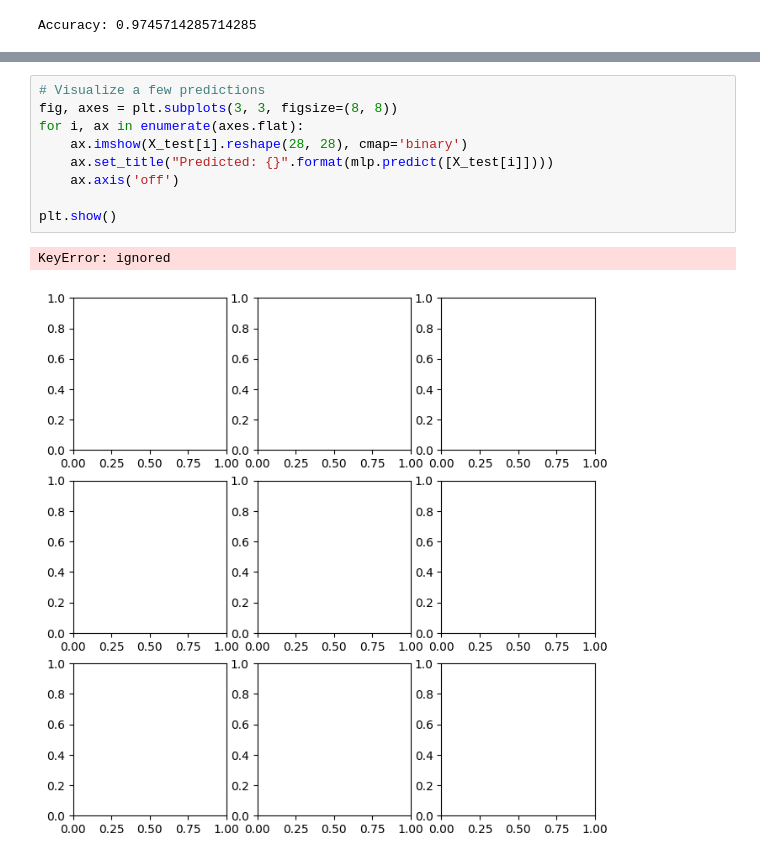
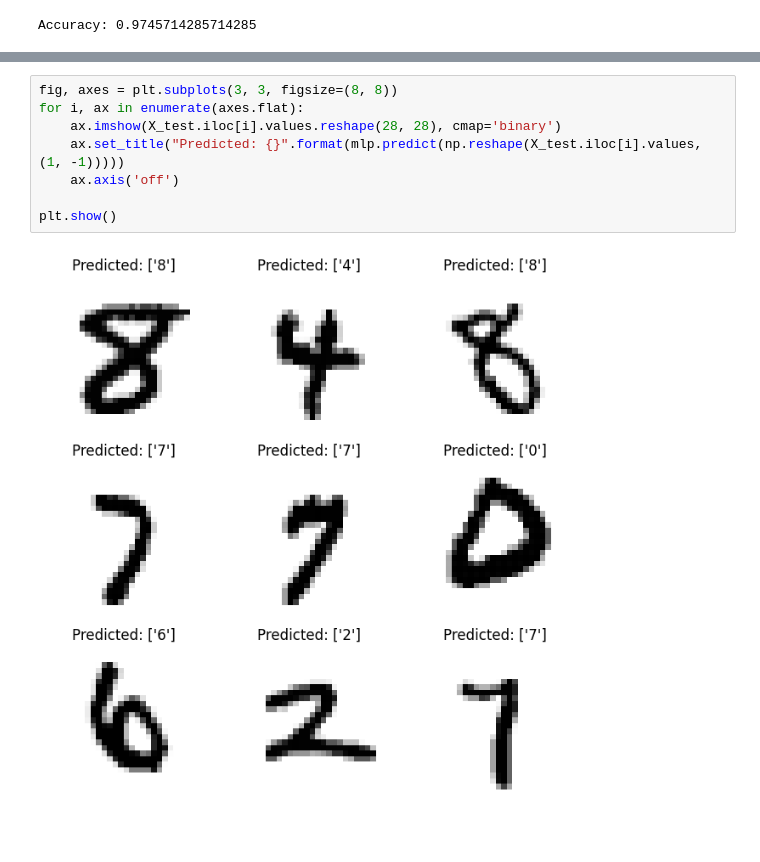
Before and after one commit to hongqin/Python-CoLab-bootcamp, a Jupyter notebook: MLP_MINIST_chatgpt.ipynb, the cells around one changed output, grey strips where cells are left out. Saved outputs shown, nothing was run; the diff lists cells and outputs as text.

Commit message:
fix errors with chatGPT

```diff
--- a/MLP_MINIST_chatgpt.ipynb
+++ b/MLP_MINIST_chatgpt.ipynb
@@ -40,12 +60,10 @@ Accuracy: 0.9745714285714285
 # %%
-# Visualize a few predictions
 fig, axes = plt.subplots(3, 3, figsize=(8, 8))
 for i, ax in enumerate(axes.flat):
-    ax.imshow(X_test[i].reshape(28, 28), cmap='binary')
-    ax.set_title("Predicted: {}".format(mlp.predict([X_test[i]])))
+    ax.imshow(X_test.iloc[i].values.reshape(28, 28), cmap='binary')
+    ax.set_title("Predicted: {}".format(mlp.predict(np.reshape(X_test.iloc[i].values, (1, -1)))))
     ax.axis('off')
 
 plt.show()
 # %% [output]
-KeyError: ignored
-[figure, old version]
+[figure, new version]
```
Also changed, not shown: parts of 1 cell of this notebook.
